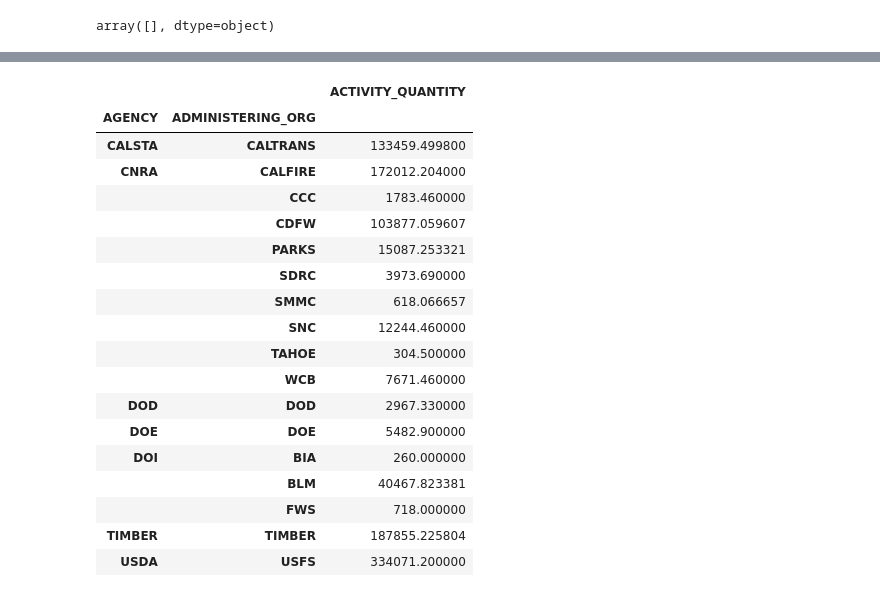
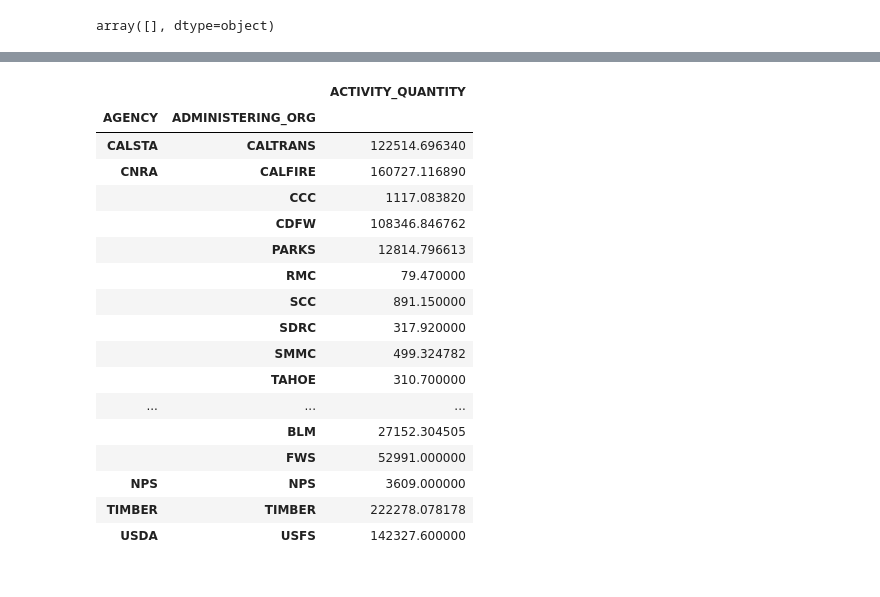
Before and after one commit to klinucsd/interagency-tracking-system, a Jupyter notebook: notebooks/Append.ipynb, the cells around one changed output, grey strips where cells are left out. Drawn from its saved outputs; the diff is of its cells as text; code cells hidden in the pictures.

```diff
--- a/notebooks/Append.ipynb
+++ b/notebooks/Append.ipynb
@@ -348,2 +232,2 @@ D:\WORK\wildfire\Interagency-Tracking-System\its\ITSGDB_backup\V2.0\reports.gdb
 # %%
-#activity_report_gdf = gpd.read_file(report_path, driver='OpenFileGDB', layer='activity_report20250714')
+activity_report_gdf = gpd.read_file(report_path, driver='OpenFileGDB', layer='activity_report20250721')
@@ -387,25 +275,24 @@ activity_report_gdf[activity_report_gdf.AGENCY.isna()]
 # %%
-activity_report_gdf[activity_report_gdf.Year_txt == '2024'].groupby(['AGENCY', 'ADMINISTERING_ORG']).sum('ACTIVITY_QUANTITY')
+activity_report_gdf[activity_report_gdf.Year_txt == '2022'].groupby(['AGENCY', 'ADMINISTERING_ORG']).sum('ACTIVITY_QUANTITY')
 # %% [output]
 |  |  | ACTIVITY_QUANTITY |
 | AGENCY | ADMINISTERING_ORG |  |
-| CALSTA | CALTRANS | 133459.499800 |
-| CNRA | CALFIRE | 172012.204000 |
-|  | CCC | 1783.460000 |
-|  | CDFW | 103877.059607 |
-|  | PARKS | 15087.253321 |
-|  | SDRC | 3973.690000 |
-|  | SMMC | 618.066657 |
-|  | SNC | 12244.460000 |
-|  | TAHOE | 304.500000 |
-|  | WCB | 7671.460000 |
-| DOD | DOD | 2967.330000 |
-| DOE | DOE | 5482.900000 |
-| DOI | BIA | 260.000000 |
-|  | BLM | 40467.823381 |
-|  | FWS | 718.000000 |
-| TIMBER | TIMBER | 187855.225804 |
-| USDA | USFS | 334071.200000 |
+| CALSTA | CALTRANS | 122514.696340 |
+| CNRA | CALFIRE | 160727.116890 |
+|  | CCC | 1117.083820 |
+|  | CDFW | 108346.846762 |
+|  | PARKS | 12814.796613 |
+|  | RMC | 79.470000 |
+|  | SCC | 891.150000 |
+|  | SDRC | 317.920000 |
+|  | SMMC | 499.324782 |
+|  | TAHOE | 310.700000 |
+| ... | ... | ... |
+|  | BLM | 27152.304505 |
+|  | FWS | 52991.000000 |
+| NPS | NPS | 3609.000000 |
+| TIMBER | TIMBER | 222278.078178 |
+| USDA | USFS | 142327.600000 |
 # %%
 activity_report_gdf[(activity_report_gdf.ACTIVITY_DESCRIPTION == "AMW_AREA_RESTOR") | (activity_report_gdf.ACTIVITY_DESCRIPTION == "OAK_WDLND_MGMT")]
 # %% [output]
```
Also changed, not shown: parts of 19 cells of this notebook, 5 other files.
